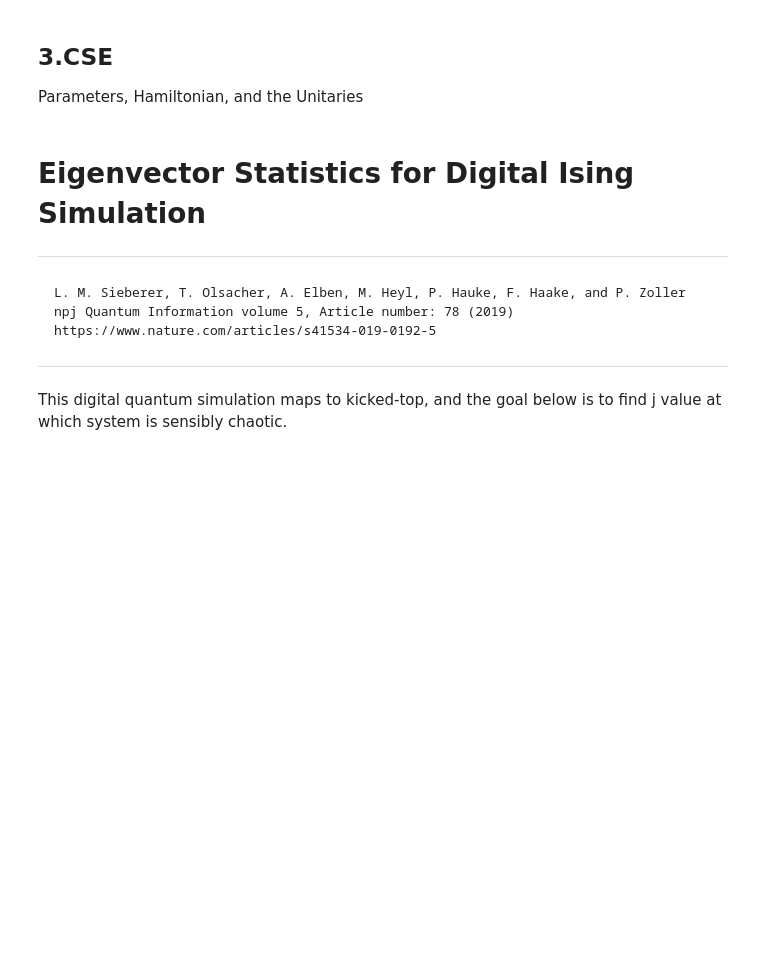
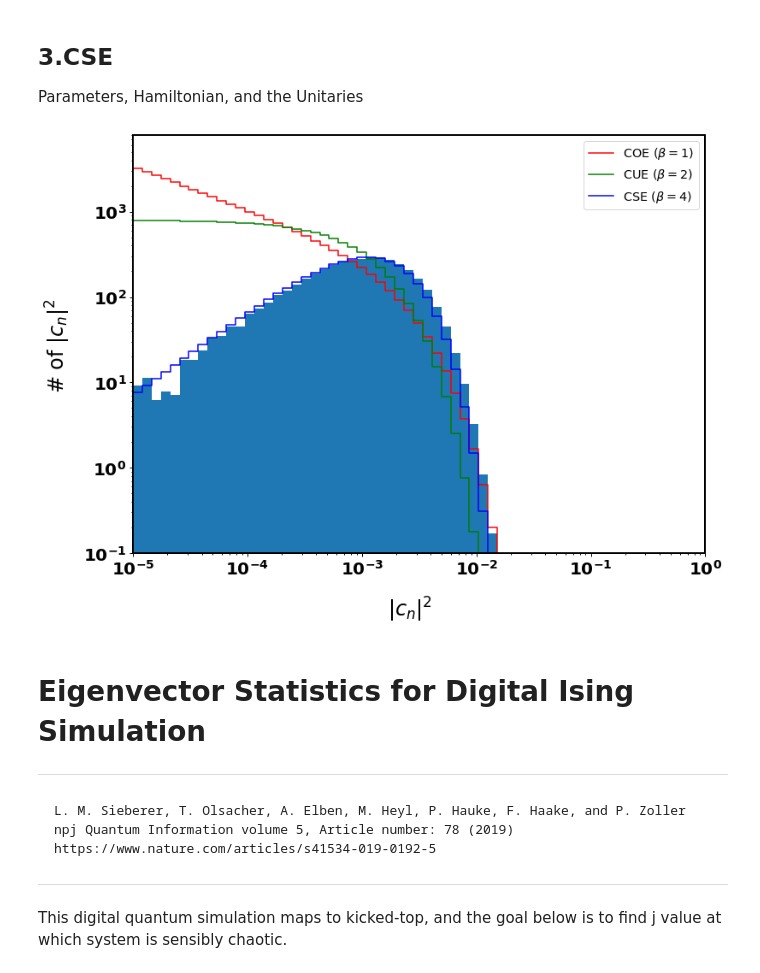
Before and after one commit to CirQuS-UTS/QuanGuru, a Jupyter notebook: RMT_statistics/EigenvectorStatistics/20200123.ipynb, the cells around one changed output. Saved outputs shown, nothing was run; the diff lists cells and outputs as text; code cells hidden in the pictures; blank space fills up the shorter version.

```diff
--- a/RMT_statistics/EigenvectorStatistics/20200123.ipynb
+++ b/RMT_statistics/EigenvectorStatistics/20200123.ipynb
@@ -157,6 +141,8 @@ for i in range(len(vecss)):
 # %%
 # discrete PDF and log axes
-sPlt.pltEig(components, Dims=((2*js) + 1), Bins=bins, Step=True, logScale=True)
+sPlt.pltEig(components_symplectic, Dims=((2*j_symplectic) + 1), Bins=bins, Step=True, logScale=True)
+# %% [output]
+[figure, added]
 # %% [markdown]
 # Eigenvector Statistics for Digital Ising Simulation
 ---
```
Also changed, not shown: parts of 17 cells of this notebook, 1 other file.
